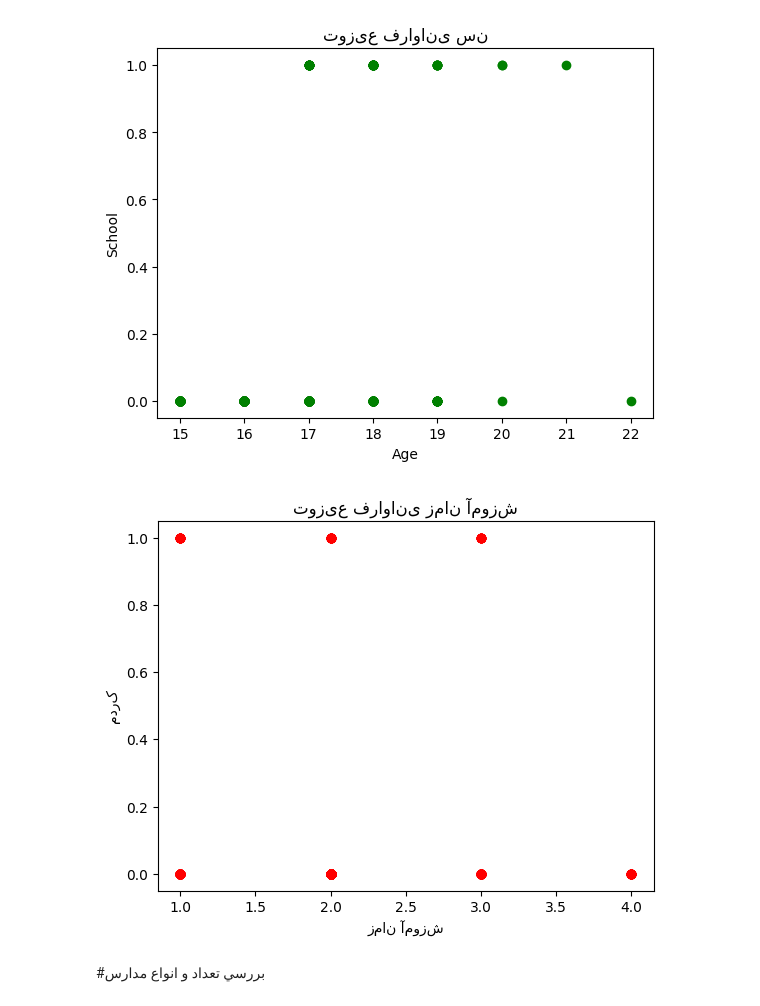
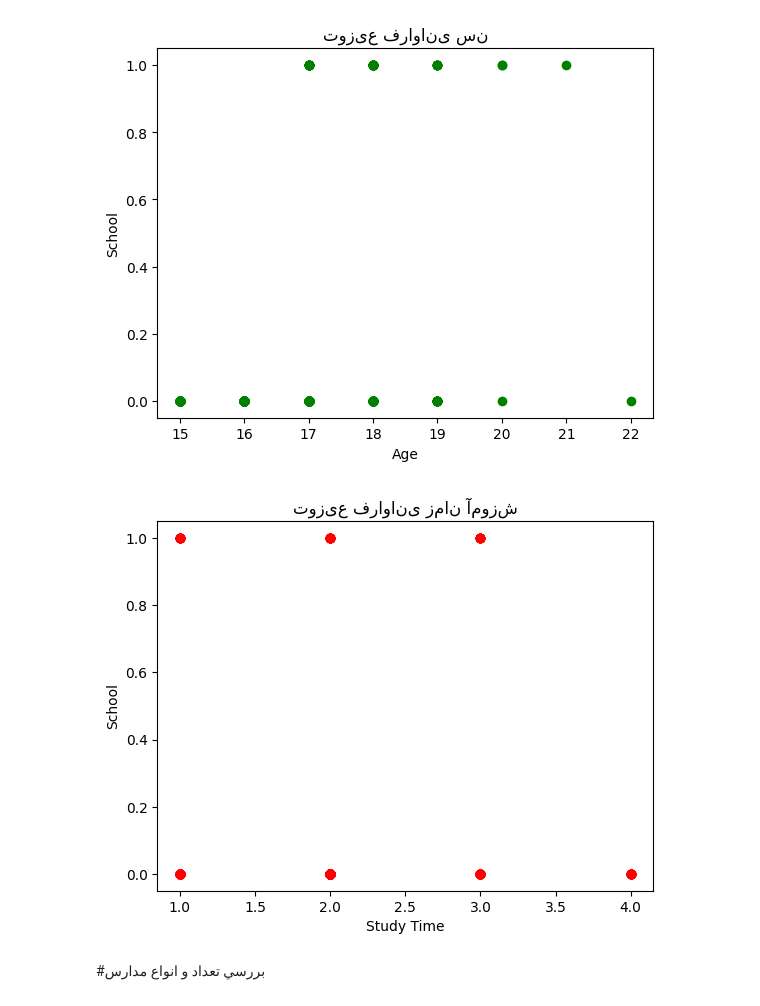
Before and after one commit to AmirNBA9/MachineLearning, a Jupyter notebook: Examin-Num01.ipynb, the cells around one changed output. Drawn from its saved outputs; the diff is of its cells as text; code cells hidden in the pictures.

```diff
--- a/Examin-Num01.ipynb
+++ b/Examin-Num01.ipynb
@@ -87,6 +91,10 @@ dtype: int64
 # Data cleansing
 ## پر كردن مقادير تهي
 ## تبديل كردن داده هاي متني به عددي
+# %%
+# Copy School for label
+data['school_label'] = data['school']
+data['school'].fillna( method ='ffill', inplace = True)
 # %%
 data['sex'] = data['sex'].replace(['F','M'],[0,1])
 data['feespaid'] = data['feespaid'].replace(['no','yes'],[0,1])
@@ -242,11 +255,11 @@ plt.show()
 # %%
 plt.scatter(data['studytime'], data['school'], color='red')
 plt.title('توزیع فراوانی زمان آموزش')
-plt.ylabel('مدرک') # 0=GP 1=MS
-plt.xlabel('زمان آموزش')
+plt.ylabel('School') # 0=GP 1=MS
+plt.xlabel('Study Time')
 plt.show()
 # %% [output]
-[figure, old version]
+[figure, new version]
 # %% [markdown]
 #بررسي تعداد و انواع مدارس
 # %%
```
Also changed, not shown: parts of 30 cells of this notebook.
